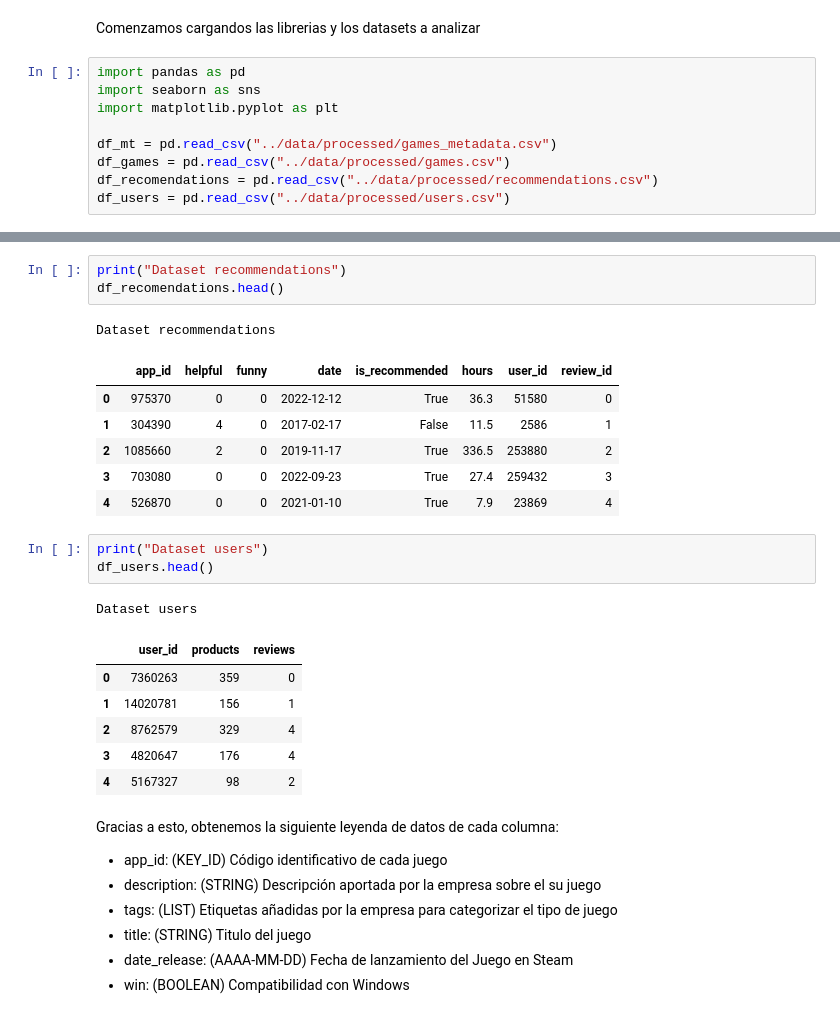
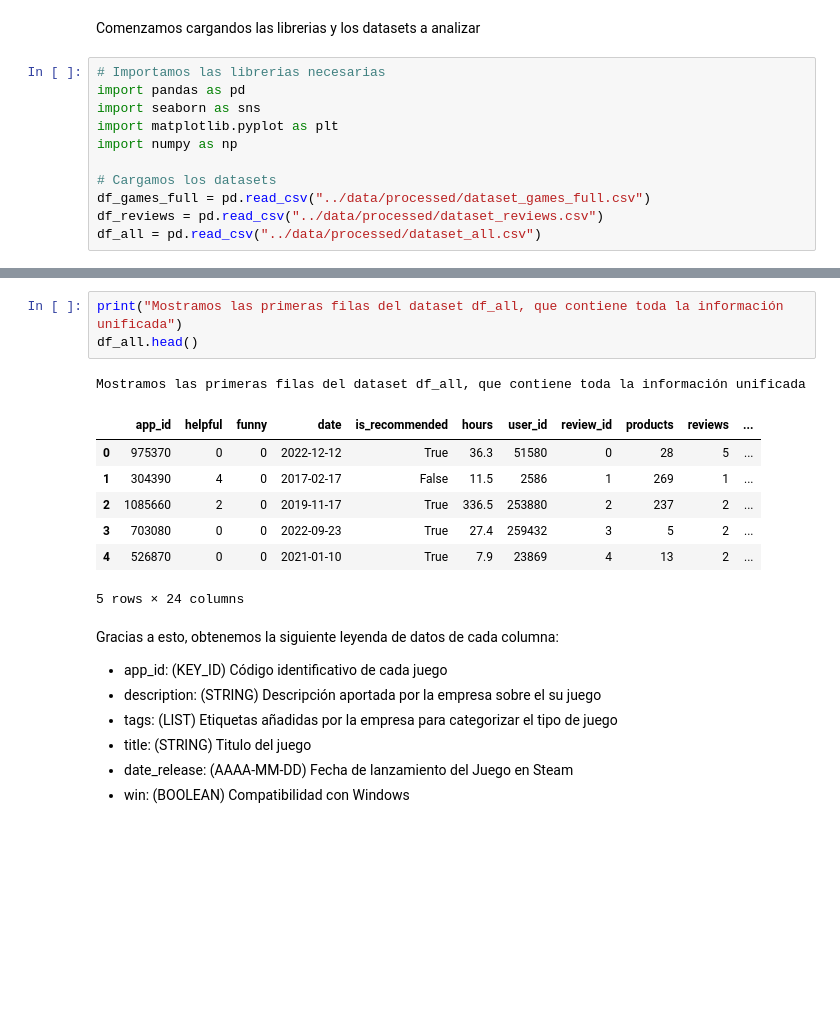
Before and after one commit to tpadrinp/Analisis-de-fiabilidad-de-resenas-de-Steam, a Jupyter notebook: notebooks/eda.ipynb, the cells around one changed output, grey strips where cells are left out. Drawn from its saved outputs; the diff is of its cells as text; blank space fills up the shorter version.

```diff
--- a/notebooks/eda.ipynb
+++ b/notebooks/eda.ipynb
@@ -1,14 +1,16 @@
 # %% [markdown]
 Comenzamos cargandos las librerias y los datasets a analizar
 # %%
+# Importamos las librerias necesarias
 import pandas as pd
 import seaborn as sns
 import matplotlib.pyplot as plt
+import numpy as np
 
-df_mt = pd.read_csv("../data/processed/games_metadata.csv")
-df_games = pd.read_csv("../data/processed/games.csv")
-df_recomendations = pd.read_csv("../data/processed/recommendations.csv")
-df_users = pd.read_csv("../data/processed/users.csv")
+# Cargamos los datasets
+df_games_full = pd.read_csv("../data/processed/dataset_games_full.csv")
+df_reviews = pd.read_csv("../data/processed/dataset_reviews.csv")
+df_all = pd.read_csv("../data/processed/dataset_all.csv")
 # %% [markdown]
 Los datos los hemos obtenido de Kaggle, donde le usuario indica que la fuente el STEAMDB, la Base de datos oficial de Steam, por lo que estos datos son los oficiales publicados por la plataforma.
 
@@ -38,25 +47,15 @@ Dataset games
 # %%
-print("Dataset recommendations")
-df_recomendations.head()
+print("Mostramos las primeras filas del dataset df_all, que contiene toda la información unificada")
+df_all.head()
 # %% [output]
-Dataset recommendations
+Mostramos las primeras filas del dataset df_all, que contiene toda la información unificada
-|  | app_id | helpful | funny | date | is_recommended | hours | user_id | review_id |
-| 0 | 975370 | 0 | 0 | 2022-12-12 | True | 36.3 | 51580 | 0 |
-| 1 | 304390 | 4 | 0 | 2017-02-17 | False | 11.5 | 2586 | 1 |
-| 2 | 1085660 | 2 | 0 | 2019-11-17 | True | 336.5 | 253880 | 2 |
-| 3 | 703080 | 0 | 0 | 2022-09-23 | True | 27.4 | 259432 | 3 |
-| 4 | 526870 | 0 | 0 | 2021-01-10 | True | 7.9 | 23869 | 4 |
+|  | app_id | helpful | funny | date | is_recommended | hours | user_id | review_id | products | reviews | ... |
+| 0 | 975370 | 0 | 0 | 2022-12-12 | True | 36.3 | 51580 | 0 | 28 | 5 | ... |
+| 1 | 304390 | 4 | 0 | 2017-02-17 | False | 11.5 | 2586 | 1 | 269 | 1 | ... |
+| 2 | 1085660 | 2 | 0 | 2019-11-17 | True | 336.5 | 253880 | 2 | 237 | 2 | ... |
+| 3 | 703080 | 0 | 0 | 2022-09-23 | True | 27.4 | 259432 | 3 | 5 | 2 | ... |
+| 4 | 526870 | 0 | 0 | 2021-01-10 | True | 7.9 | 23869 | 4 | 13 | 2 | ... |
+5 rows × 24 columns
-# %%
-print("Dataset users")
-df_users.head()
-# %% [output]
-Dataset users
-|  | user_id | products | reviews |
-| 0 | 7360263 | 359 | 0 |
-| 1 | 14020781 | 156 | 1 |
-| 2 | 8762579 | 329 | 4 |
-| 3 | 4820647 | 176 | 4 |
-| 4 | 5167327 | 98 | 2 |
 # %% [markdown]
 Gracias a esto, obtenemos la siguiente leyenda de datos de cada columna:
 
```
Also changed, not shown: parts of 6 cells of this notebook, 2 other files.
